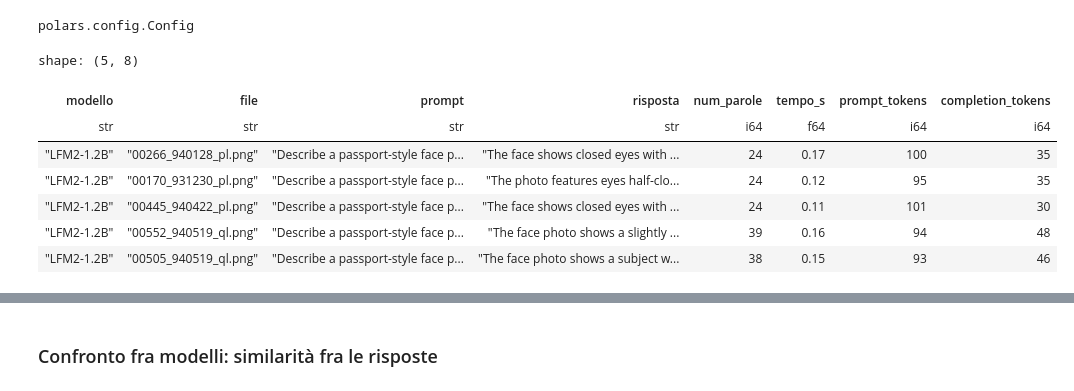
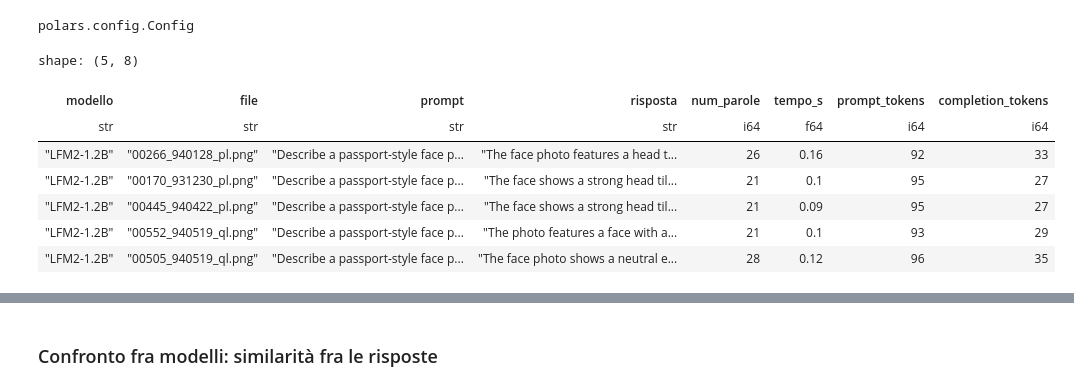
Before and after one commit to vramoscadavero/Thesis, a Jupyter notebook: notebooks/description_analysis.ipynb, the cells around one changed output, grey strips where cells are left out. Drawn from its saved outputs; the diff is of its cells as text; code cells hidden in the pictures.

```diff
--- a/notebooks/description_analysis.ipynb
+++ b/notebooks/description_analysis.ipynb
@@ -16,25 +16,25 @@ polars.config.Config
 # %%
 #file_path = Path('../outputs/LLM/glint/risultati_llm_20261115_193713.csv')
 # file_path = Path('../outputs/LLM/glint/risultati_llm_20261114_162646.csv')
-file_path = Path('../outputs/LLM/feret/risultati_llm_20261121_121537.csv')
+file_path = Path('../outputs/LLM/feret/risultati_llm_20261123_005054.csv')
 df = pl.read_csv(
     file_path,
     separator=',',
     infer_schema_length=None
 ).drop(
     ['timestamp']
 )
 
 df.head(5)
 # %% [output]
 shape: (5, 8)
 | modello | file | prompt | risposta | num_parole | tempo_s | prompt_tokens | completion_tokens |
 | str | str | str | str | i64 | f64 | i64 | i64 |
-| "LFM2-1.2B" | "00266_940128_pl.png" | "Describe a passport-style face p... | "The face shows closed eyes with ... | 24 | 0.17 | 100 | 35 |
-| "LFM2-1.2B" | "00170_931230_pl.png" | "Describe a passport-style face p... | "The photo features eyes half-clo... | 24 | 0.12 | 95 | 35 |
-| "LFM2-1.2B" | "00445_940422_pl.png" | "Describe a passport-style face p... | "The face shows closed eyes with ... | 24 | 0.11 | 101 | 30 |
-| "LFM2-1.2B" | "00552_940519_ql.png" | "Describe a passport-style face p... | "The face photo shows a slightly ... | 39 | 0.16 | 94 | 48 |
-| "LFM2-1.2B" | "00505_940519_ql.png" | "Describe a passport-style face p... | "The face photo shows a subject w... | 38 | 0.15 | 93 | 46 |
+| "LFM2-1.2B" | "00266_940128_pl.png" | "Describe a passport-style face p... | "The face photo features a head t... | 26 | 0.16 | 92 | 33 |
+| "LFM2-1.2B" | "00170_931230_pl.png" | "Describe a passport-style face p... | "The face shows a strong head til... | 21 | 0.1 | 95 | 27 |
+| "LFM2-1.2B" | "00445_940422_pl.png" | "Describe a passport-style face p... | "The face shows a strong head til... | 21 | 0.09 | 95 | 27 |
+| "LFM2-1.2B" | "00552_940519_ql.png" | "Describe a passport-style face p... | "The photo features a face with a... | 21 | 0.1 | 93 | 29 |
+| "LFM2-1.2B" | "00505_940519_ql.png" | "Describe a passport-style face p... | "The face photo shows a neutral e... | 28 | 0.12 | 96 | 35 |
 # %%
 models = {k[0]: v for k, v in df.partition_by('modello', as_dict=True).items()}
 # %%
```
Also changed, not shown: parts of 11 cells of this notebook, 15 other files.
